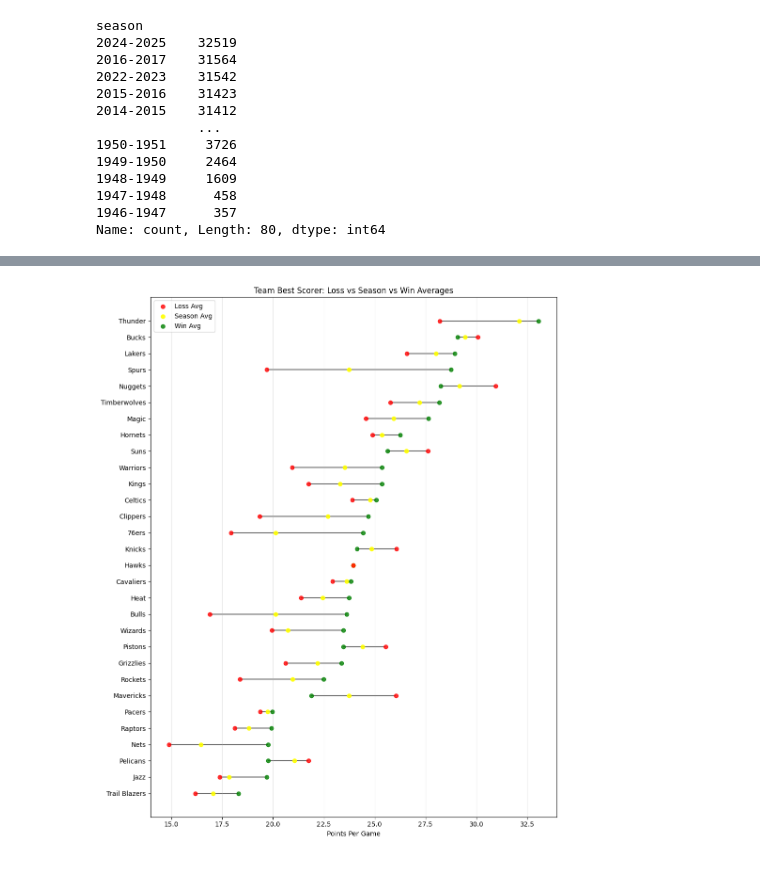
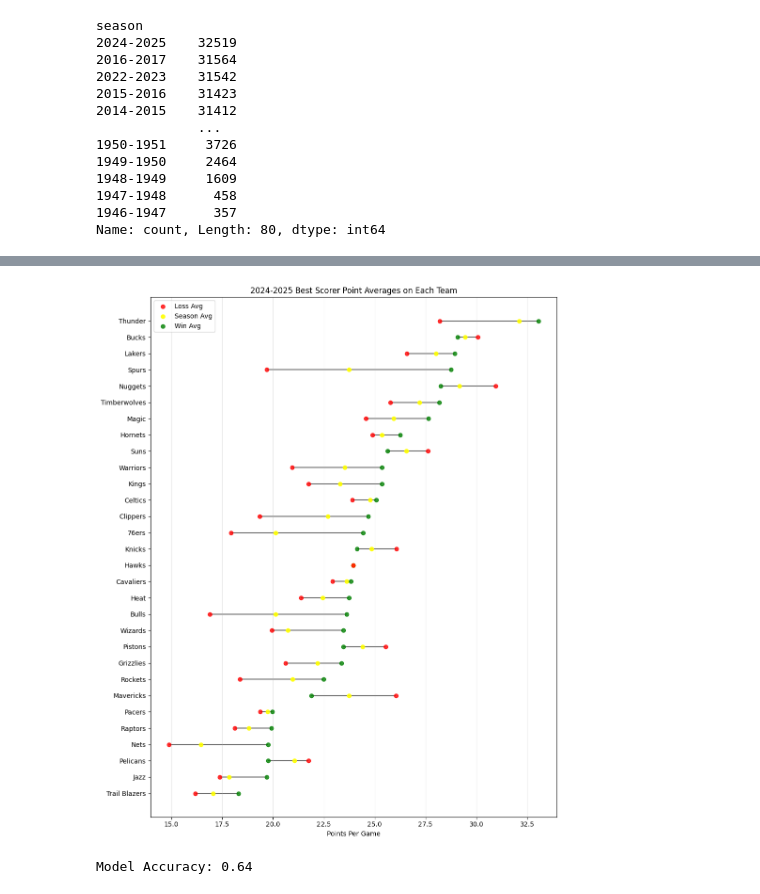
Before and after one commit to nmalloy13/nbaTopScorerProj, a Jupyter notebook: NBA.ipynb, the cells around one changed output, grey strips where cells are left out. Drawn from its saved outputs; the diff is of its cells as text; code cells hidden in the pictures.

```diff
--- a/NBA.ipynb
+++ b/NBA.ipynb
@@ -272,6 +281,7 @@ season_player_stats = RegSeasonPlayerStats.groupby(['season', 'personId']).agg(
     fullName=('fullName', 'first'),
     team=('playerteamName', 'first'),
     total_games_played=('gameId', 'nunique'),
+    total_wins=('win', 'sum'),
     total_points_scored=('points', 'sum'),
     points_per_game=('points', 'mean'),
     avg_points_per_win=('points', lambda x: x[RegSeasonPlayerStats.loc[x.index, 'win'] == 1].mean()),
@@ -335,32 +345,50 @@ plt.scatter(
     zorder=3
 )
 
 # Win averages
 plt.scatter(
     plot_df["avg_points_per_win"],
     plot_df["team"],
     color="green",
     label="Win Avg",
     alpha=0.8,
     zorder=2
 )
 # Black connecting line (loss -> win)
 plt.hlines(
     y=plot_df["team"],
     xmin=plot_df["avg_points_per_loss"],
     xmax=plot_df["avg_points_per_win"],
     color="black",
     alpha=0.6,
     linewidth=1.5,
     zorder=1
 )
 
 plt.xlabel("Points Per Game")
-plt.title("Team Best Scorer: Loss vs Season vs Win Averages")
+plt.title("2024-2025 Best Scorer Point Averages on Each Team")
 plt.legend()
 plt.grid(axis="x", alpha=0.3)
 
 plt.tight_layout()
 plt.show()
 # %% [output]
-[figure, old version]
+[figure, new version]
+# %%
+# Build a logistic regression model to predict win or loss based on points scored, points per game, and average points per win and loss
+from sklearn.model_selection import train_test_split
+from sklearn.linear_model import LogisticRegression
+# Prepare the data for modeling
+model_df = season_player_stats.dropna(subset=['avg_points_per_win', 'avg_points_per_loss'])
+X = model_df[['points_per_game', 'avg_points_per_win', 'avg_points_per_loss']]
+y = model_df['total_wins'] > (model_df['total_games_played'] / 2)  # Binary target: win more than half the games
+# Split the data into training and testing sets
+X_train, X_test, y_train, y_test = train_test_split(X, y, test_size=0.2, random_state=42)
+# Train the logistic regression model
+model = LogisticRegression()
+model.fit(X_train, y_train)
+# Evaluate the model
+accuracy = model.score(X_test, y_test)
+print(f"Model Accuracy: {accuracy:.2f}")
+# %% [output]
+Model Accuracy: 0.64
```
Also changed, not shown: parts of 4 cells of this notebook.
